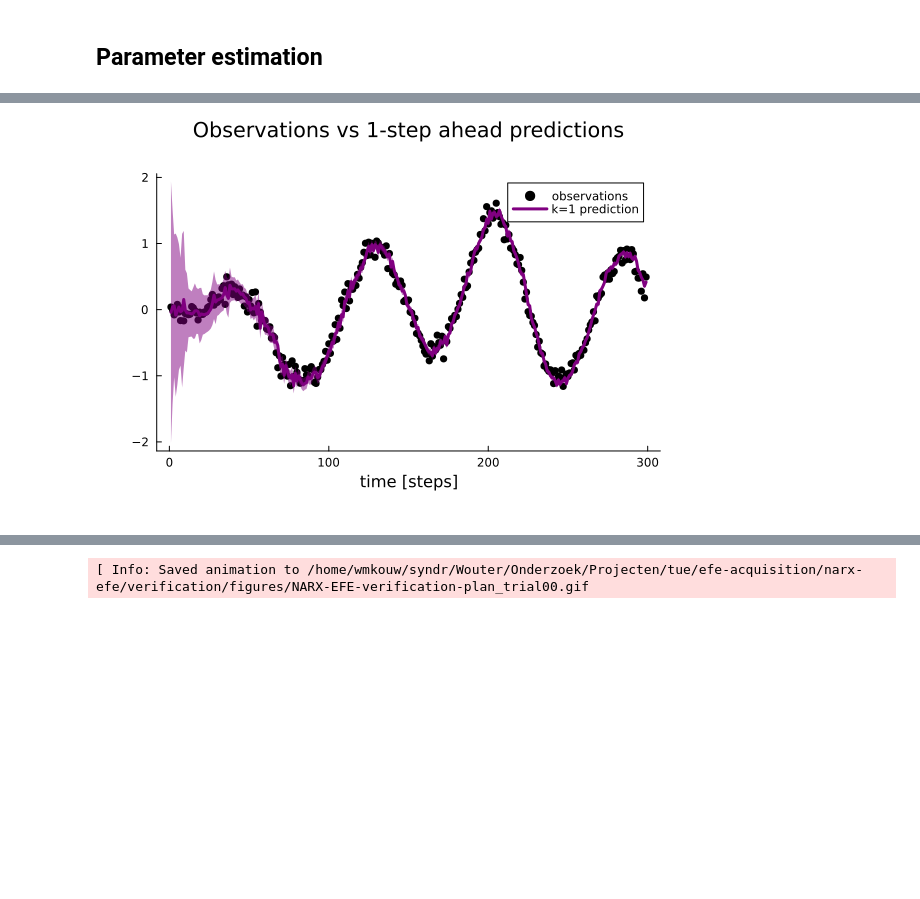
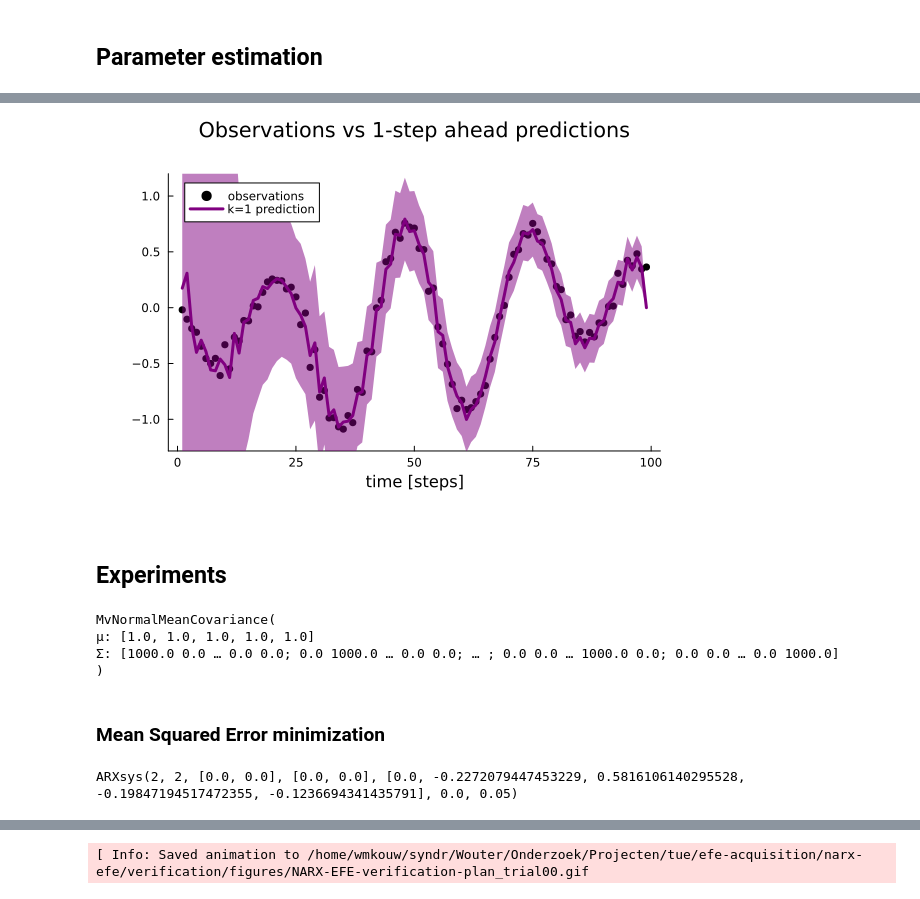
Before and after one commit to wmkouw/narx-efe, a Jupyter notebook: verification/NARX-EFE verification.ipynb, the cells around one changed output, grey strips where cells are left out. Drawn from its saved outputs; the diff is of its cells as text; code cells hidden in the pictures; blank space fills up the shorter version.

Commit message:
Added comparison to verification experiment

```diff
--- a/verification/NARX-EFE verification.ipynb
+++ b/verification/NARX-EFE verification.ipynb
@@ -41,5 +42,5 @@ sys_coefficients = [0.0; rand(M) .- 0.5]
 # %%
 # Time
-N = 300
-Δt = 0.05
-tN = range(0.0, step=Δt, length=N)
+N = 100
+Δt = 0.1
+tsteps = collect(range(0.0, step=Δt, length=N));
@@ -154,6 +155,42 @@ plot(FE[:], ylabel="F[q]")
 # %%
-p1 = plot(xlabel="time [steps]", title="Observations vs 1-step ahead predictions")
+limsb = [minimum(preds[1])*1.2, maximum(preds[1])*1.2]
+K = 1
+
+p1 = plot(xlabel="time [steps]", title="Observations vs $K-step ahead predictions", ylims=limsb)
 scatter!(observations[2:end], color="black", label="observations")
-plot!(preds[1][2:end,1], ribbon=preds[2][2:end,1], color="purple", label="k=$T prediction")
+plot!(preds[1][2:end,K], ribbon=preds[2][2:end,K], color="purple", label="k=$K prediction")
 # %% [output]
-[figure, old version]
+[figure, new version]
+# %% [markdown]
+## Experiments
+# %%
+# Length of trial
+N = 100
+tsteps = range(0.0, step=Δt, length=N)
+T = 10
+
+# Set control properties
+goal = NormalMeanVariance(1.0, 1e-2)
+control_prior = 0.0
+num_iters = 10
+u_lims = (-15, 15)
+tlimit = 300
+
+# Specify prior distributions
+pτ0 = GammaShapeRate(1e0, 1e0)
+pθ0 = MvNormalMeanCovariance(ones(M), 1e3diagm(ones(M)))
+# %% [output]
+MvNormalMeanCovariance(
+μ: [1.0, 1.0, 1.0, 1.0, 1.0]
+Σ: [1000.0 0.0 … 0.0 0.0; 0.0 1000.0 … 0.0 0.0; … ; 0.0 0.0 … 1000.0 0.0; 0.0 0.0 … 0.0 1000.0]
+)
+# %% [markdown]
+### Mean Squared Error minimization
+# %%
+# Start system
+system = ARXsys(sys_coefficients,
+                sys_mnoise_sd,
+                order_outputs=M_out,
+                order_inputs=M_in)
+# %% [output]
+ARXsys(2, 2, [0.0, 0.0], [0.0, 0.0], [0.0, -0.2272079447453229, 0.5816106140295528, -0.19847194517472355, -0.1236694341435791], 0.0, 0.05)
```
Also changed, not shown: parts of 33 cells of this notebook, 5 other files.
